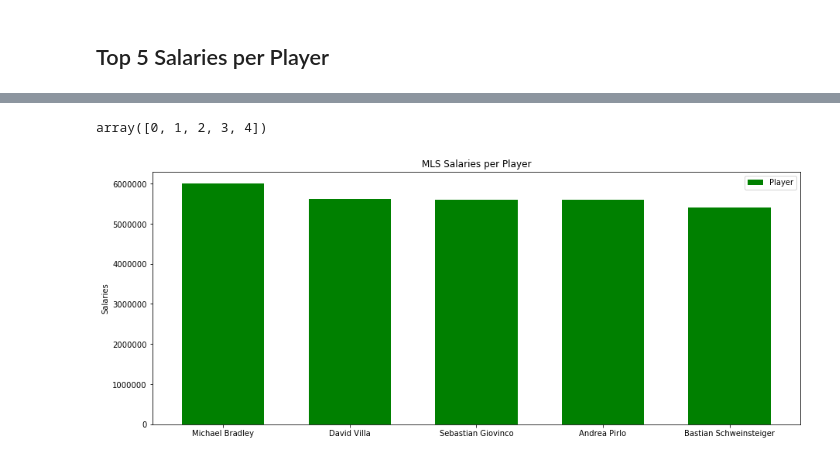
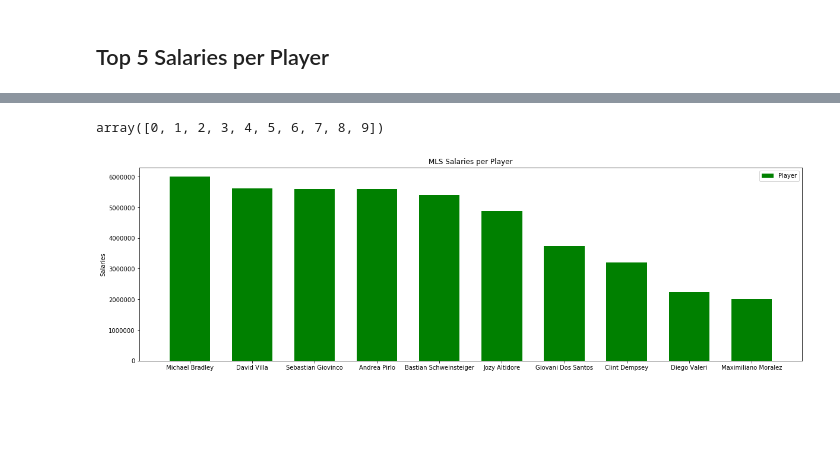
Before and after one commit to estevaoguerra19/us-soccer-salaries, a Jupyter notebook: main.ipynb, the cells around one changed output, grey strips where cells are left out. Saved outputs shown, nothing was run; the diff lists cells and outputs as text; code cells hidden in the pictures; blank space fills up the shorter version.

Commit message:
Changing the graphic to top 10 salaries per player

```diff
--- a/main.ipynb
+++ b/main.ipynb
@@ -230,7 +230,7 @@ plt.show()
 # %%
 data['player'] = data['first_name'] + ' ' + data['last_name']
 data.drop(['last_name', 'first_name'], axis=1, inplace=True)
-pls = data[['player', 'base_salary']].sort_values('base_salary', ascending = False).head(5).reset_index()
+pls = data[['player', 'base_salary']].sort_values('base_salary', ascending = False).head(10).reset_index()
 pls
 # %% [output]
 |  | index | player | base_salary |
@@ -248,21 +253,21 @@ salaries3 = pls['base_salary']
 z = np.arange(len(player))
 z
 # %% [output]
-array([0, 1, 2, 3, 4])
+array([0, 1, 2, 3, 4, 5, 6, 7, 8, 9])
 # %%
 length = 0.65
-fig,ax = plt.subplots(figsize = (15,6))
+fig,ax = plt.subplots(figsize = (20,6))
 
 grafico = ax.bar(z, salaries3, length, label = 'Player', color = 'G')
 
-ax.set_title('MLS Salaries per Player in 2017')
+ax.set_title('MLS Salaries per Player')
 ax.set_ylabel('Salaries')
 
 ax.set_xticks(z)
 ax.set_xticklabels(player)
 ax.legend()
 
 
 plt.show()
 # %% [output]
-[figure, old version]
+[figure, new version]
```
Also changed, not shown: parts of 2 cells of this notebook.
